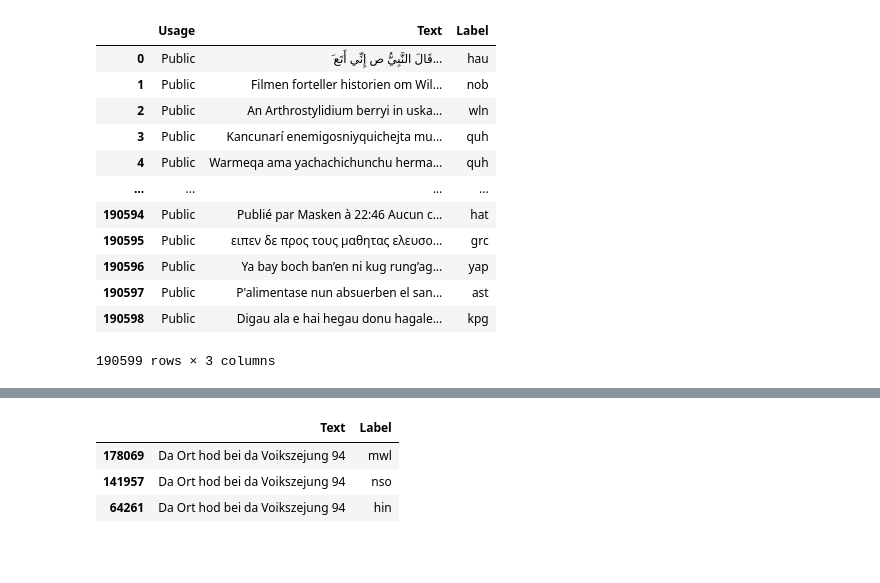
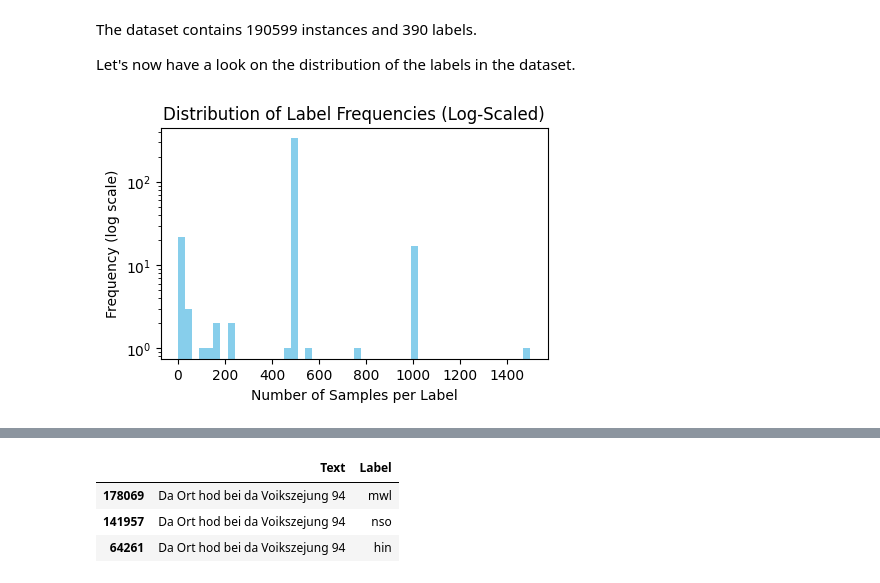
Before and after one commit to elbarhichi/AdvancedNLP-LanguageIDentification, a Jupyter notebook: 1. preprocessing.ipynb, the cells around one changed output, grey strips where cells are left out. Saved outputs shown, nothing was run; the diff lists cells and outputs as text; code cells hidden in the pictures; blank space fills up the shorter version.

```diff
--- a/1. preprocessing.ipynb
+++ b/1. preprocessing.ipynb
@@ -56,16 +29,14 @@ plt.show()
-# %%
-df
-# %% [output]
-|  | Usage | Text | Label |
-| 0 | Public | َ قَالَ النَّبِيُّ ص إِنِّي أَتَع... | hau |
-| 1 | Public | Filmen forteller historien om Wil... | nob |
-| 2 | Public | An Arthrostylidium berryi in uska... | wln |
-| 3 | Public | Kancunarí enemigosniyquichejta mu... | quh |
-| 4 | Public | Warmeqa ama yachachichunchu herma... | quh |
-| ... | ... | ... | ... |
-| 190594 | Public | Publié par Masken à 22:46 Aucun c... | hat |
-| 190595 | Public | ειπεν δε προς τους μαθητας ελευσο... | grc |
-| 190596 | Public | Ya bay boch ban’en ni kug rung’ag... | yap |
-| 190597 | Public | P'alimentase nun absuerben el san... | ast |
-| 190598 | Public | Digau ala e hai hegau donu hagale... | kpg |
-190599 rows × 3 columns
+# %% [markdown]
+The dataset contains 190599 instances and 390 labels.
+
+Let's now have a look on the distribution of the labels in the dataset.
+# %%
+plt.figure(figsize=(5, 3))
+plt.hist(df['Label'].value_counts(), bins=50, color='skyblue')
+plt.yscale('log')
+plt.xlabel('Number of Samples per Label')
+plt.ylabel('Frequency (log scale)')
+plt.title('Distribution of Label Frequencies (Log-Scaled)')
+plt.show()
+# %% [output]
+[figure, added]
```
Also changed, not shown: parts of 61 cells of this notebook, 22 other files.
